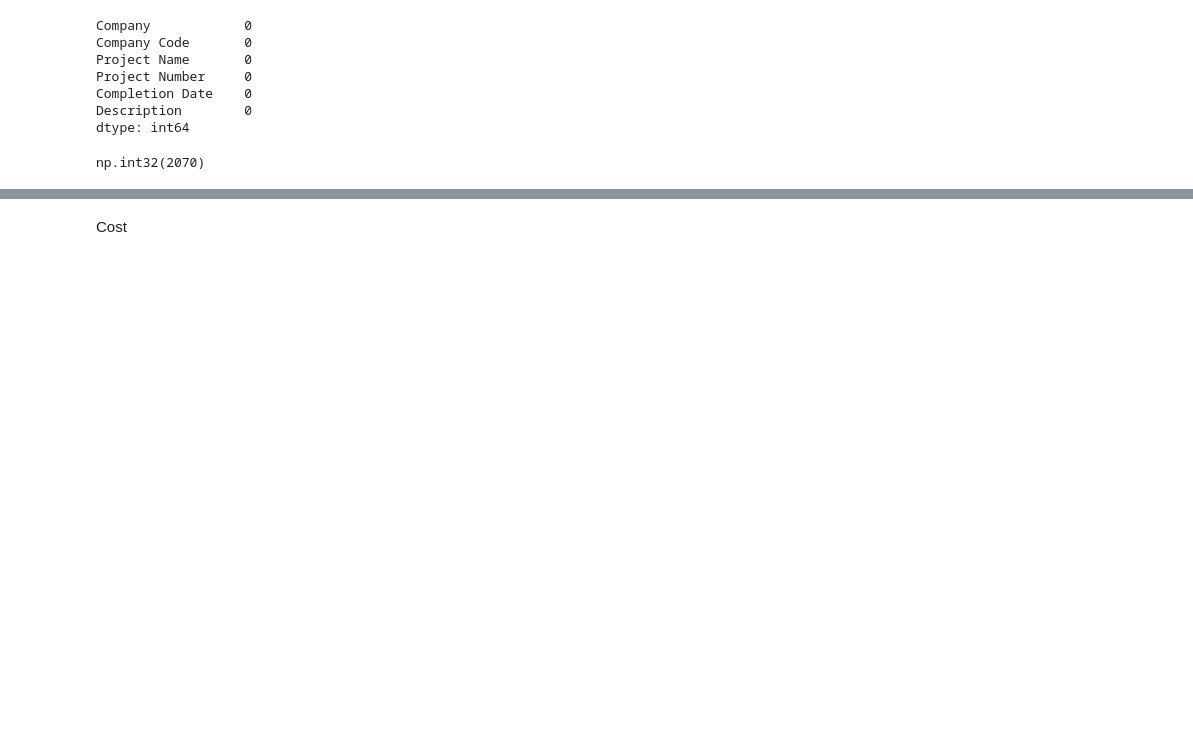
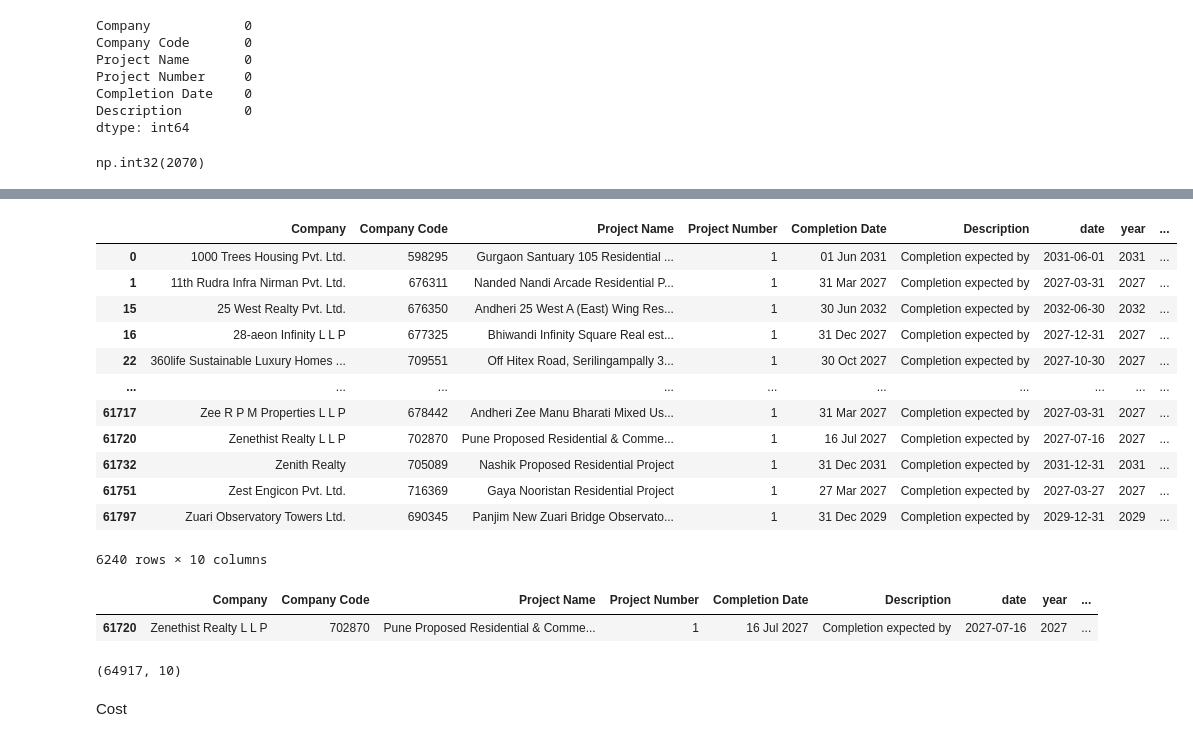
Before and after one commit to nivin77789/dataScience-freelance, a Jupyter notebook: all.ipynb, the cells around one changed output, grey strips where cells are left out. Drawn from its saved outputs; the diff is of its cells as text; code cells hidden in the pictures; blank space fills up the shorter version.

```diff
--- a/all.ipynb
+++ b/all.ipynb
@@ -69,0 +423,7 @@ df_completion2.head()
+# %%
+df_completion2['date'] = pd.to_datetime(df_completion2['Completion Date'], format='%d %b %Y')
+
+# Extract year, month, and day
+df_completion2['year'] = df_completion2['date'].dt.year
+df_completion2['month'] = df_completion2['date'].dt.month
+df_completion2['day'] = df_completion2['date'].dt.day
@@ -70,3 +436,29 @@ df_completion2.head()
+# %%
+df_completion2[df_completion2['year']>2025]
+# %% [output]
+|  | Company | Company Code | Project Name | Project Number | Completion Date | Description | date | year | ... |
+| 0 | 1000 Trees Housing Pvt. Ltd. | 598295 | Gurgaon Santuary 105 Residential ... | 1 | 01 Jun 2031 | Completion expected by | 2031-06-01 | 2031 | ... |
+| 1 | 11th Rudra Infra Nirman Pvt. Ltd. | 676311 | Nanded Nandi Arcade Residential P... | 1 | 31 Mar 2027 | Completion expected by | 2027-03-31 | 2027 | ... |
+| 15 | 25 West Realty Pvt. Ltd. | 676350 | Andheri 25 West A (East) Wing Res... | 1 | 30 Jun 2032 | Completion expected by | 2032-06-30 | 2032 | ... |
+| 16 | 28-aeon Infinity L L P | 677325 | Bhiwandi Infinity Square Real est... | 1 | 31 Dec 2027 | Completion expected by | 2027-12-31 | 2027 | ... |
+| 22 | 360life Sustainable Luxury Homes ... | 709551 | Off Hitex Road, Serilingampally 3... | 1 | 30 Oct 2027 | Completion expected by | 2027-10-30 | 2027 | ... |
+| ... | ... | ... | ... | ... | ... | ... | ... | ... | ... |
+| 61717 | Zee R P M Properties L L P | 678442 | Andheri Zee Manu Bharati Mixed Us... | 1 | 31 Mar 2027 | Completion expected by | 2027-03-31 | 2027 | ... |
+| 61720 | Zenethist Realty L L P | 702870 | Pune Proposed Residential & Comme... | 1 | 16 Jul 2027 | Completion expected by | 2027-07-16 | 2027 | ... |
+| 61732 | Zenith Realty | 705089 | Nashik Proposed Residential Project | 1 | 31 Dec 2031 | Completion expected by | 2031-12-31 | 2031 | ... |
+| 61751 | Zest Engicon Pvt. Ltd. | 716369 | Gaya Nooristan Residential Project | 1 | 27 Mar 2027 | Completion expected by | 2027-03-27 | 2027 | ... |
+| 61797 | Zuari Observatory Towers Ltd. | 690345 | Panjim New Zuari Bridge Observato... | 1 | 31 Dec 2029 | Completion expected by | 2029-12-31 | 2029 | ... |
+6240 rows × 10 columns
+# %%
+df_completion2[df_completion2['Company']=='Zenethist Realty L L P' ]
+# %% [output]
+|  | Company | Company Code | Project Name | Project Number | Completion Date | Description | date | year | ... |
+| 61720 | Zenethist Realty L L P | 702870 | Pune Proposed Residential & Comme... | 1 | 16 Jul 2027 | Completion expected by | 2027-07-16 | 2027 | ... |
+# %%
+df_completion=pd.concat([df_completion1,df_completion2],ignore_index=True)
+df_completion.shape
+# %% [output]
+(64917, 10)
 # %% [markdown]
 Cost
 # %%
```
Also changed, not shown: parts of 53 cells of this notebook.
